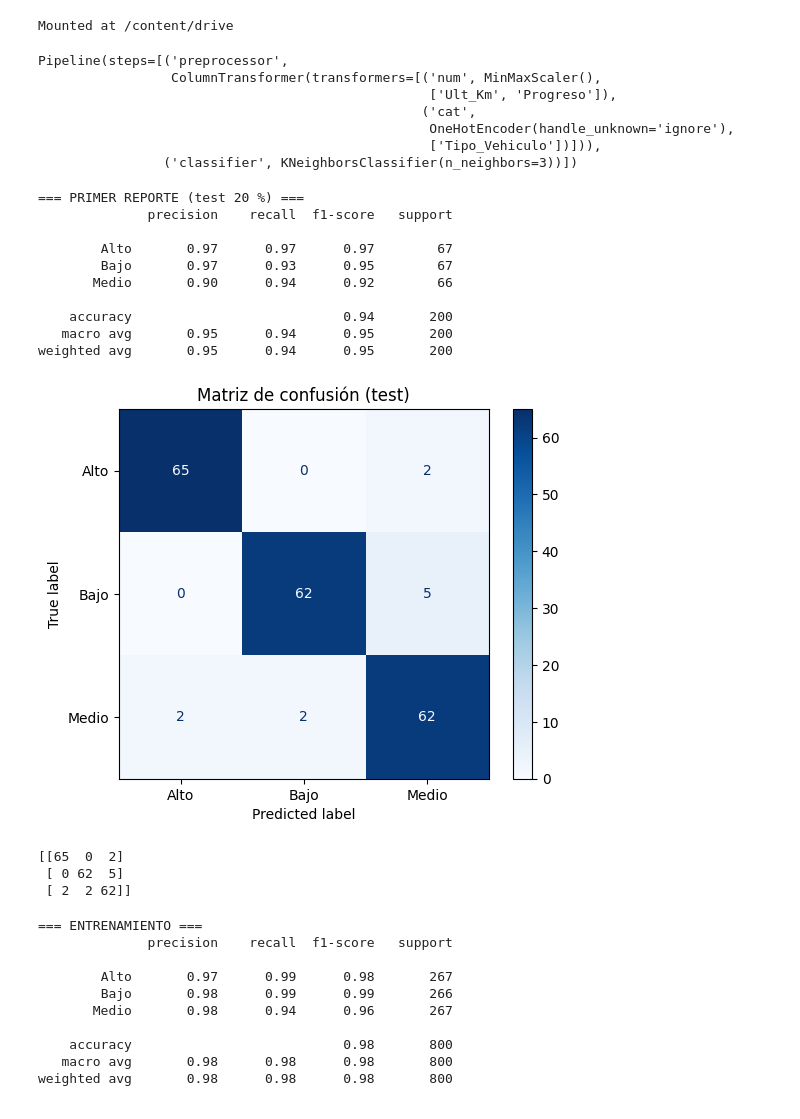
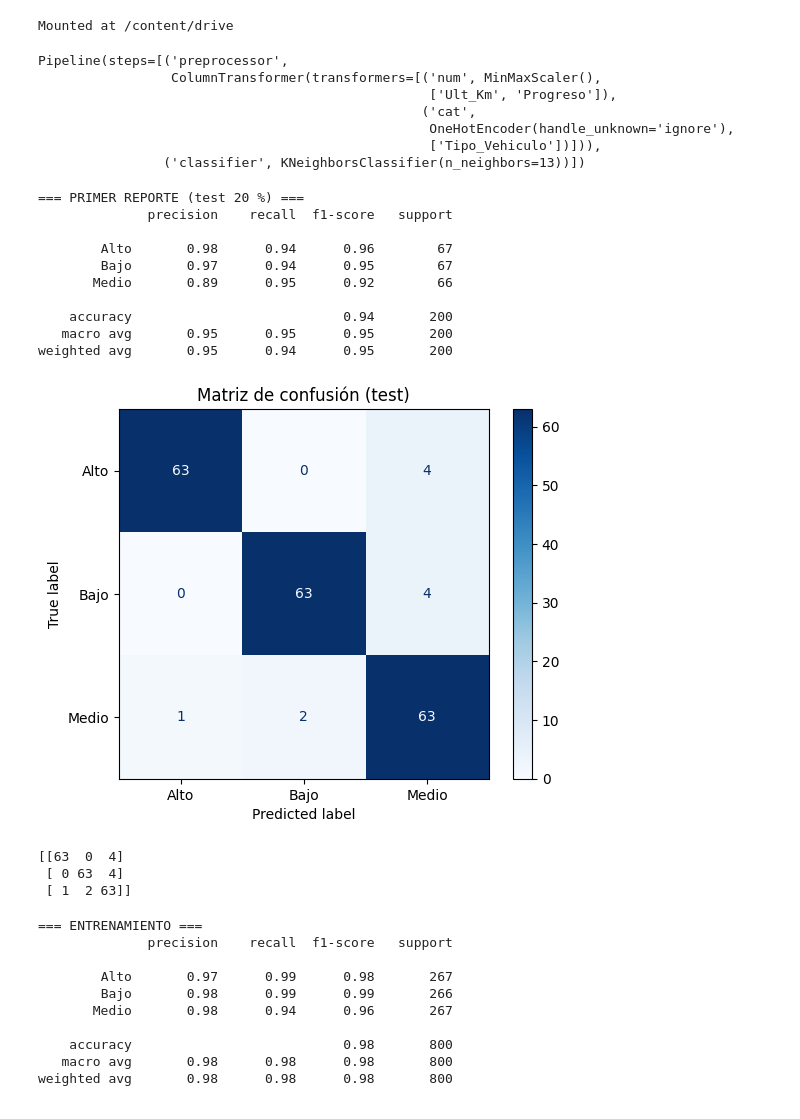
Before and after one commit to jdmartinezrs/MachineLearningAlgoritms, a Jupyter notebook: KNeighborsClassifierKvalidationCurvaAprendizajeAprobado.ipynb, the cells around one changed output. Cells and saved outputs as stored; diff of their text form; code cells hidden in the pictures.

Commit message:
KNeighborsClassifier- modified - the model is working

```diff
--- a/KNeighborsClassifierKvalidationCurvaAprendizajeAprobado.ipynb
+++ b/KNeighborsClassifierKvalidationCurvaAprendizajeAprobado.ipynb
@@ -55,7 +55,7 @@ preprocessor = ColumnTransformer([
 # Pipeline con KNN (K=3)
 model = Pipeline([
     ('preprocessor', preprocessor),
-    ('classifier', KNeighborsClassifier(n_neighbors=3))
+    ('classifier', KNeighborsClassifier(n_neighbors=13))
 ])
 model.fit(X_train, y_train)
 # %% [output]
@@ -65,35 +65,35 @@ Pipeline(steps=[('preprocessor',
                                                  ('cat',
                                                   OneHotEncoder(handle_unknown='ignore'),
                                                   ['Tipo_Vehiculo'])])),
-                ('classifier', KNeighborsClassifier(n_neighbors=3))])
+                ('classifier', KNeighborsClassifier(n_neighbors=13))])
 # %%
 # Entrenar modelo y primera evaluación (set de prueba)
-model.fit(X_train, y_train)
+
 y_pred = model.predict(X_test)
 
 print("=== PRIMER REPORTE (test 20 %) ===")
 print(classification_report(y_test, y_pred, digits=2))
 
 cm = confusion_matrix(y_test, y_pred, labels=model.classes_)
 ConfusionMatrixDisplay(cm, display_labels=model.classes_).plot(cmap='Blues')
 plt.title('Matriz de confusión (test)')
 plt.show()
 print(cm)
 # %% [output]
 === PRIMER REPORTE (test 20 %) ===
               precision    recall  f1-score   support
 
-        Alto       0.97      0.97      0.97        67
-        Bajo       0.97      0.93      0.95        67
-       Medio       0.90      0.94      0.92        66
+        Alto       0.98      0.94      0.96        67
+        Bajo       0.97      0.94      0.95        67
+       Medio       0.89      0.95      0.92        66
 
     accuracy                           0.94       200
-   macro avg       0.95      0.94      0.95       200
+   macro avg       0.95      0.95      0.95       200
 weighted avg       0.95      0.94      0.95       200
-[figure, old version]
+[figure, new version]
-[[65  0  2]
- [ 0 62  5]
- [ 2  2 62]]
+[[63  0  4]
+ [ 0 63  4]
+ [ 1  2 63]]
 # %%
 # Comparar rendimiento entrenamiento vs. prueba
 y_train_pred = model.predict(X_train)
```
Also changed, not shown: parts of 5 cells of this notebook.
